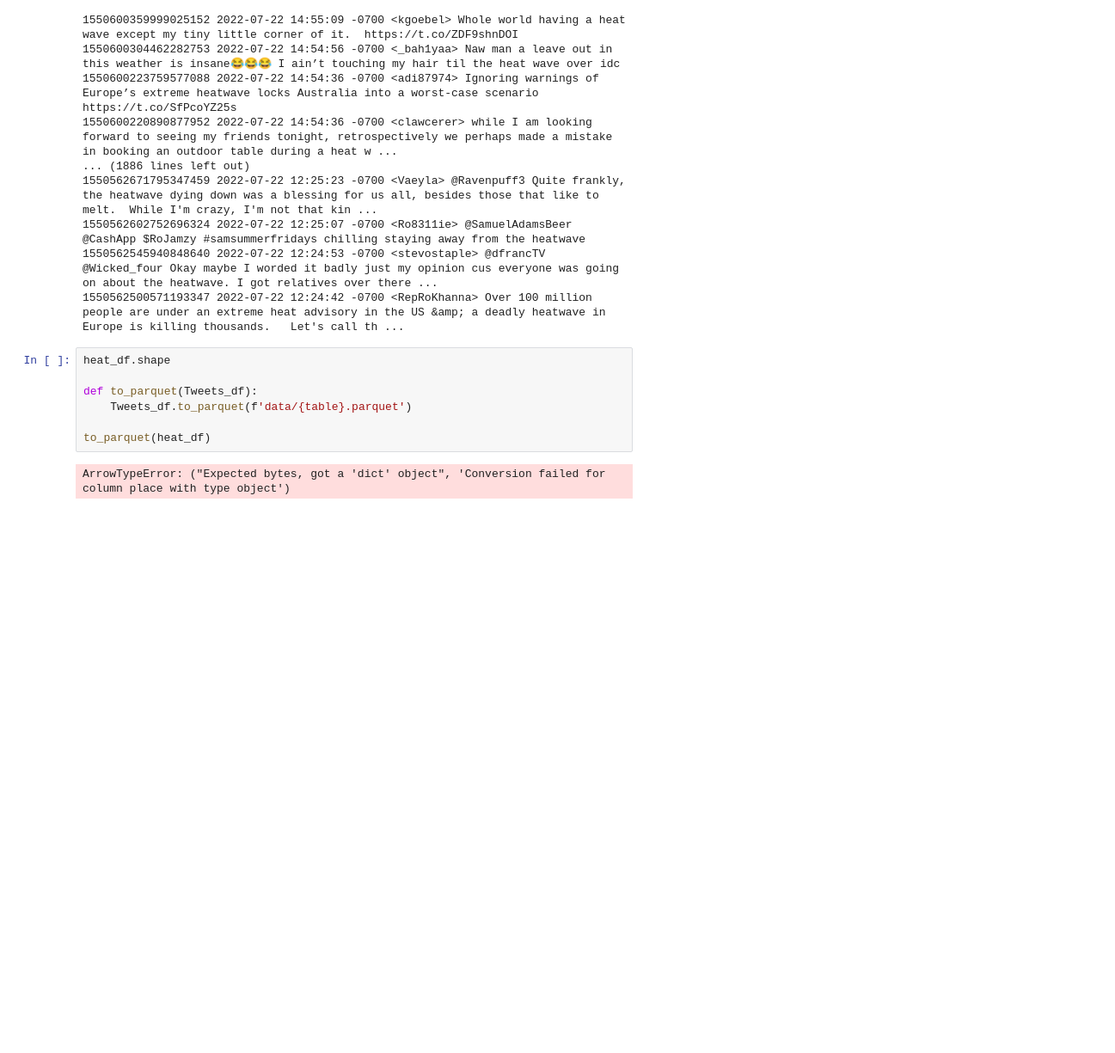
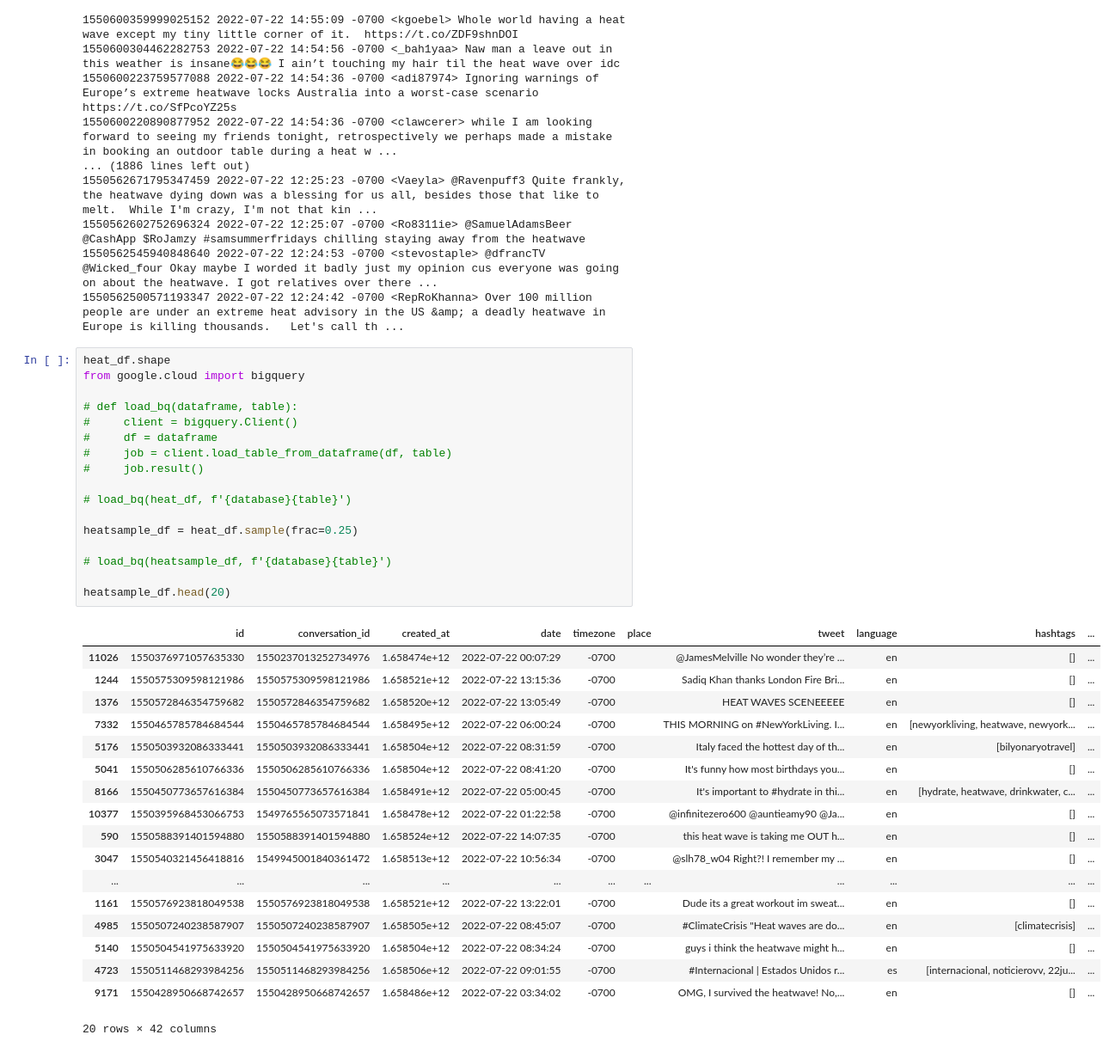
Before and after one commit to jessgschueler/vibe-shift, a Jupyter notebook: workbook.ipynb, the cells around one changed output. Shown at 86% size. Drawn from its saved outputs; the diff is of its cells as text; blank space fills up the shorter version.

Commit message:
WIP BUGFIX Add random sample of dataframe

```diff
--- a/workbook.ipynb
+++ b/workbook.ipynb
@@ -115,12 +115,39 @@ heat_df = tweet_scrape(search_term)
 1550562602752696324 2022-07-22 12:25:07 -0700 <Ro8311ie> @SamuelAdamsBeer @CashApp $RoJamzy #samsummerfridays chilling staying away from the heatwave
 1550562545940848640 2022-07-22 12:24:53 -0700 <stevostaple> @dfrancTV @Wicked_four Okay maybe I worded it badly just my opinion cus everyone was going on about the heatwave. I got relatives over there ...
 1550562500571193347 2022-07-22 12:24:42 -0700 <RepRoKhanna> Over 100 million people are under an extreme heat advisory in the US &amp; a deadly heatwave in Europe is killing thousands.   Let's call th ...
-# %%
-heat_df.shape
-
-def to_parquet(Tweets_df):
-    Tweets_df.to_parquet(f'data/{table}.parquet')
-
-to_parquet(heat_df)
-# %% [output]
-ArrowTypeError: ("Expected bytes, got a 'dict' object", 'Conversion failed for column place with type object')
+# %%
+heat_df.shape
+from google.cloud import bigquery
+
+# def load_bq(dataframe, table):
+#     client = bigquery.Client()
+#     df = dataframe
+#     job = client.load_table_from_dataframe(df, table)
+#     job.result()
+
+# load_bq(heat_df, f'{database}{table}')
+
+heatsample_df = heat_df.sample(frac=0.25)
+
+# load_bq(heatsample_df, f'{database}{table}')
+
+heatsample_df.head(20)
+# %% [output]
+|  | id | conversation_id | created_at | date | timezone | place | tweet | language | hashtags | ... |
+| 11026 | 1550376971057635330 | 1550237013252734976 | 1.658474e+12 | 2022-07-22 00:07:29 | -0700 |  | @JamesMelville No wonder they’re ... | en | [] | ... |
+| 1244 | 1550575309598121986 | 1550575309598121986 | 1.658521e+12 | 2022-07-22 13:15:36 | -0700 |  | Sadiq Khan thanks London Fire Bri... | en | [] | ... |
+| 1376 | 1550572846354759682 | 1550572846354759682 | 1.658520e+12 | 2022-07-22 13:05:49 | -0700 |  | HEAT WAVES SCENEEEEE | en | [] | ... |
+| 7332 | 1550465785784684544 | 1550465785784684544 | 1.658495e+12 | 2022-07-22 06:00:24 | -0700 |  | THIS MORNING on #NewYorkLiving. I... | en | [newyorkliving, heatwave, newyork... | ... |
+| 5176 | 1550503932086333441 | 1550503932086333441 | 1.658504e+12 | 2022-07-22 08:31:59 | -0700 |  | Italy faced the hottest day of th... | en | [bilyonaryotravel] | ... |
+| 5041 | 1550506285610766336 | 1550506285610766336 | 1.658504e+12 | 2022-07-22 08:41:20 | -0700 |  | It's funny how most birthdays you... | en | [] | ... |
+| 8166 | 1550450773657616384 | 1550450773657616384 | 1.658491e+12 | 2022-07-22 05:00:45 | -0700 |  | It's important to #hydrate in thi... | en | [hydrate, heatwave, drinkwater, c... | ... |
+| 10377 | 1550395968453066753 | 1549765565073571841 | 1.658478e+12 | 2022-07-22 01:22:58 | -0700 |  | @infinitezero600 @auntieamy90 @Ja... | en | [] | ... |
+| 590 | 1550588391401594880 | 1550588391401594880 | 1.658524e+12 | 2022-07-22 14:07:35 | -0700 |  | this heat wave is taking me OUT h... | en | [] | ... |
+| 3047 | 1550540321456418816 | 1549945001840361472 | 1.658513e+12 | 2022-07-22 10:56:34 | -0700 |  | @slh78_w04 Right?! I remember my ... | en | [] | ... |
+| ... | ... | ... | ... | ... | ... | ... | ... | ... | ... | ... |
+| 1161 | 1550576923818049538 | 1550576923818049538 | 1.658521e+12 | 2022-07-22 13:22:01 | -0700 |  | Dude its a great workout im sweat... | en | [] | ... |
+| 4985 | 1550507240238587907 | 1550507240238587907 | 1.658505e+12 | 2022-07-22 08:45:07 | -0700 |  | #ClimateCrisis "Heat waves are do... | en | [climatecrisis] | ... |
+| 5140 | 1550504541975633920 | 1550504541975633920 | 1.658504e+12 | 2022-07-22 08:34:24 | -0700 |  | guys i think the heatwave might h... | en | [] | ... |
+| 4723 | 1550511468293984256 | 1550511468293984256 | 1.658506e+12 | 2022-07-22 09:01:55 | -0700 |  | #Internacional | Estados Unidos r... | es | [internacional, noticierovv, 22ju... | ... |
+| 9171 | 1550428950668742657 | 1550428950668742657 | 1.658486e+12 | 2022-07-22 03:34:02 | -0700 |  | OMG, I survived the heatwave! No,... | en | [] | ... |
+20 rows × 42 columns
```
